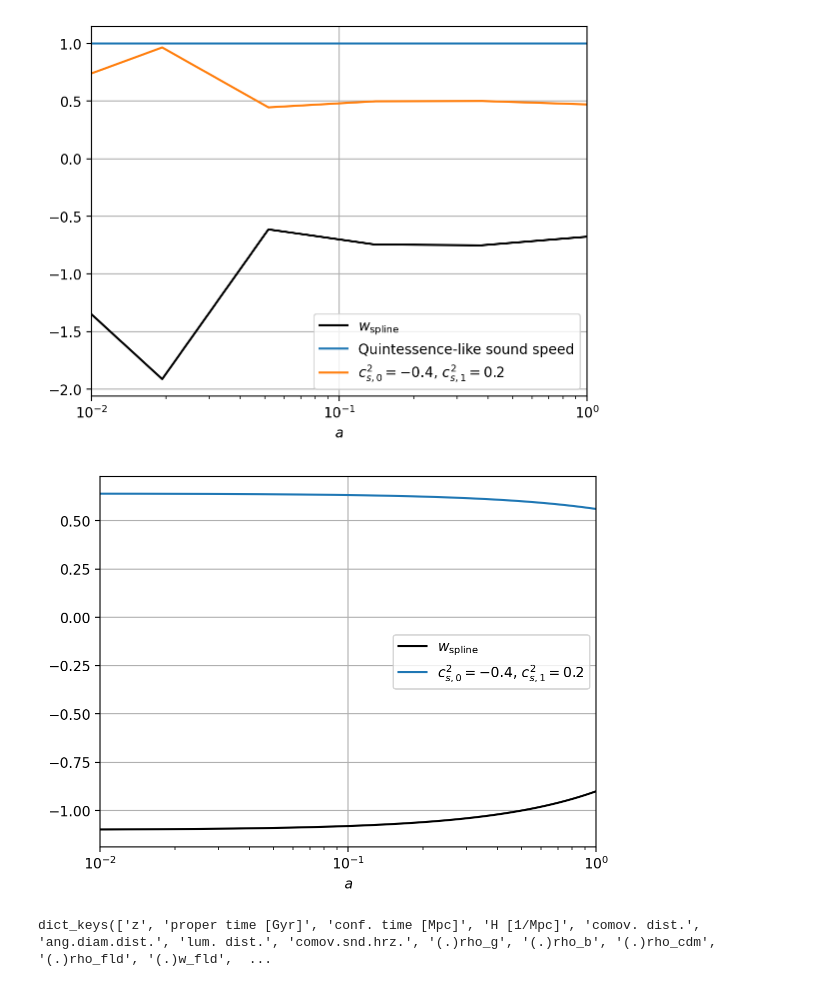
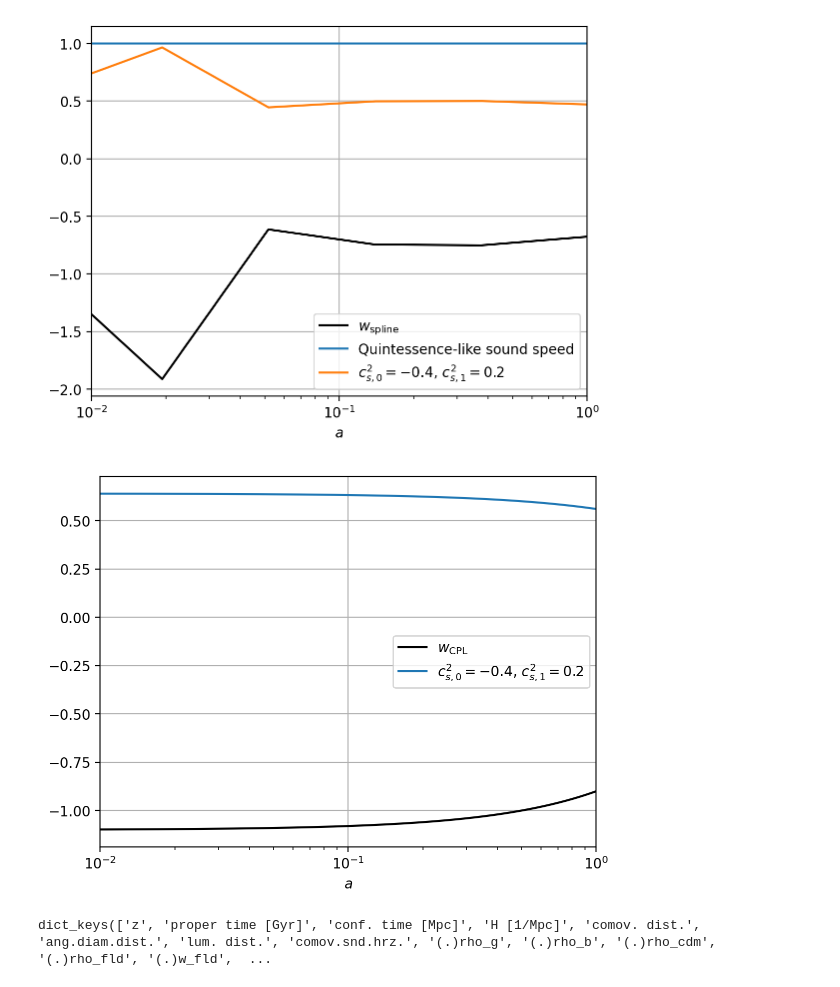
Before and after one commit to joaoreboucas1/CLASS-cs2, a Jupyter notebook: explore_v2.ipynb, the cells around one changed output. Drawn from its saved outputs; the diff is of its cells as text; code cells hidden in the pictures.

```diff
--- a/explore_v2.ipynb
+++ b/explore_v2.ipynb
@@ -196,16 +196,16 @@ cosmo_var3.set(
 cosmo_var3.compute()
 bg_var3 = cosmo_var3.get_background()
 # %%
-plt.semilogx(a, bg_var3['(.)w_fld'], color='k', label=r"$w_\mathrm{spline}$")
+plt.semilogx(a, bg_var3['(.)w_fld'], color='k', label=r"$w_\mathrm{CPL}$")
 # plt.semilogx(a, bg_var3['cs2_wspl'], label="Quintessence-like sound speed")
 plt.semilogx(a, bg_var3['cs2_fld'], label=r"$c^2_{s,0} = -0.4$, $c^2_{s,1} = 0.2$")
 
 plt.xlim(1e-2, 1)
 plt.xlabel(r"$a$")
 plt.legend()
 plt.grid()
 # %% [output]
-[figure, old version]
+[figure, new version]
 # %%
 print(bg_var3.keys())
 # %% [output]
```
